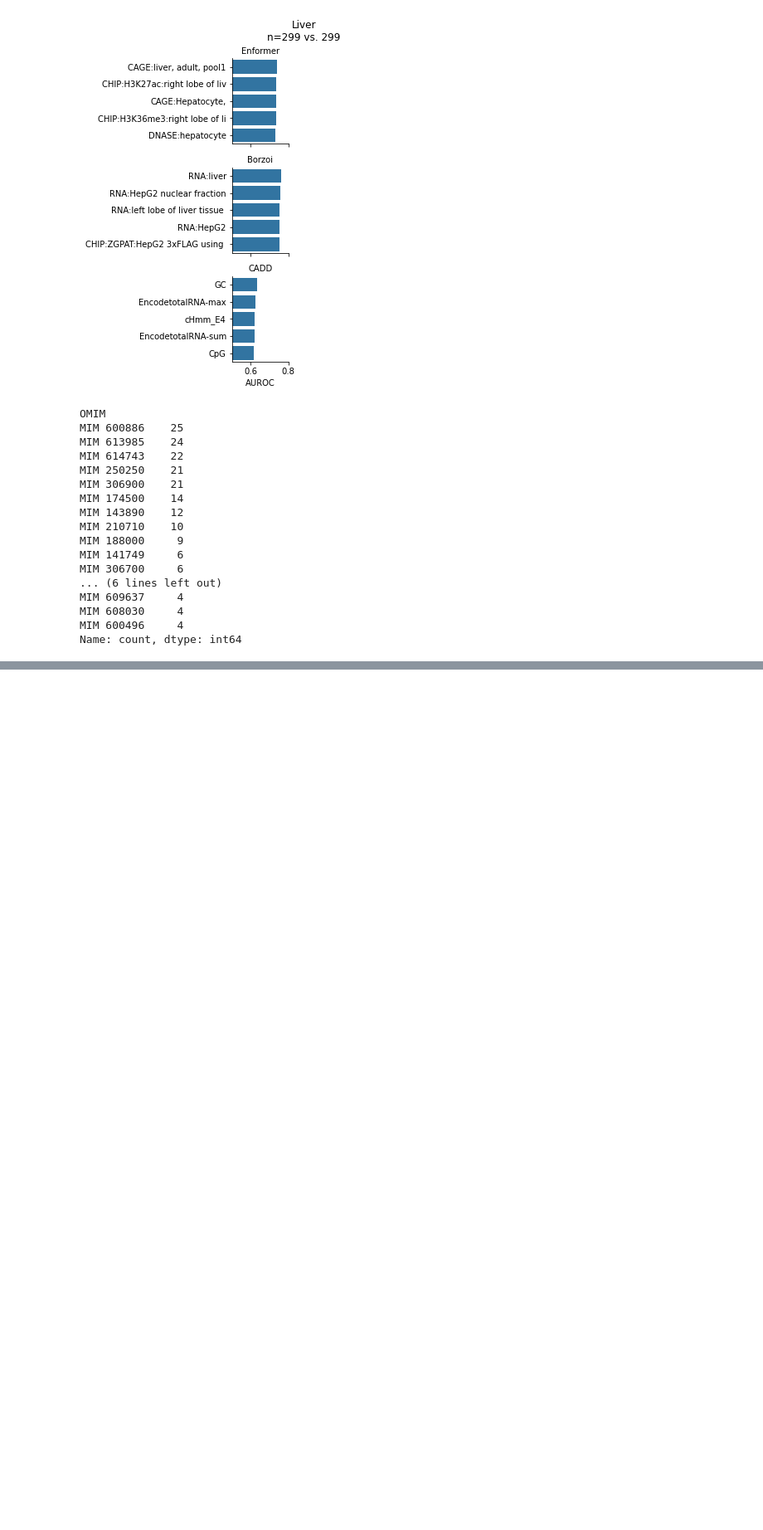
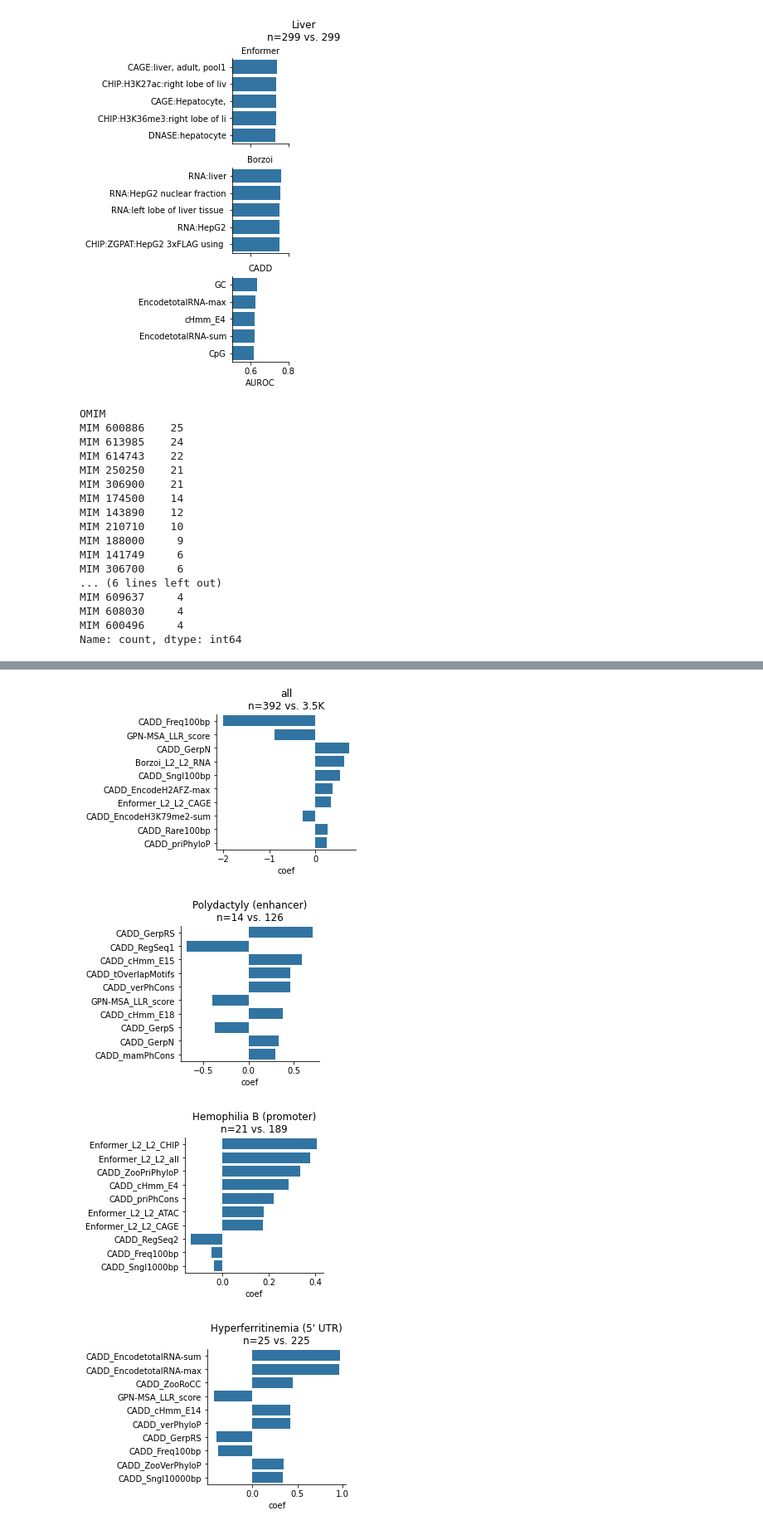
Before and after one commit to minjaf/TraitGym, a Jupyter notebook: workflow/notebooks/interpretation.ipynb, the cells around one changed output, grey strips where cells are left out. Shown: that part at 83% size. Saved outputs shown, nothing was run; the diff lists cells and outputs as text; code cells hidden in the pictures; blank space fills up the shorter version.

Commit message:
Add coefficient interpretation

```diff
--- a/workflow/notebooks/interpretation.ipynb
+++ b/workflow/notebooks/interpretation.ipynb
@@ -205,0 +211,21 @@ Name: count, dtype: int64
+# %%
+dfs = []
+sample_size = {}
+model = "OMIM_Ensemble"
+
+for subset in tqdm(subsets):
+    s = pd.read_parquet(f"{base_dir}/subset/{subset}.parquet")
+    V_s = s.merge(V, on=["chrom", "pos", "ref", "alt"], how="left")
+    sample_size[subset] = V_s.label.sum(), (~V_s.label).sum()
+    df = pd.read_csv(f"{base_dir}/coefficients/{subset}/{model}.csv")
+    #if model == "Enformer":
+    #    df.feature = df.feature.map(enformer_renaming)
+    #    df = df.drop_duplicates("feature")
+    #elif model == "Borzoi":
+    #    df.feature = df.feature.map(borzoi_renaming)
+    #    df = df.drop_duplicates("feature")
+    df = df.head(10)
+    df["subset"] = subset
+    dfs.append(df)
+df = pd.concat(dfs)
+df
@@ -205,0 +250,28 @@ Name: count, dtype: int64
+# %%
+def plot_coef():
+    for subset in subsets:
+        n_pos, n_neg = sample_size[subset]
+        plt.figure(figsize=(3, 3))
+        g = sns.barplot(
+            data=df[df.subset==subset],
+            y="feature",
+            x="coef",
+            color="C0",
+        )
+        g.set(
+            ylabel="",
+        )
+        sns.despine()
+        sample_size_str = f"n={format_number(n_pos)} vs. {format_number(n_neg)}"
+        plt.title(
+            f"{subset_renaming.get(subset, subset)}\n{sample_size_str}",
+        )
+        plt.show()
+# %%
+# OMIM
+plot_coef()
+# %% [output]
+[figure, added]
+[figure, added]
+[figure, added]
+[figure, added]
```
Also changed, not shown: parts of 5 cells of this notebook, 4 other files.
